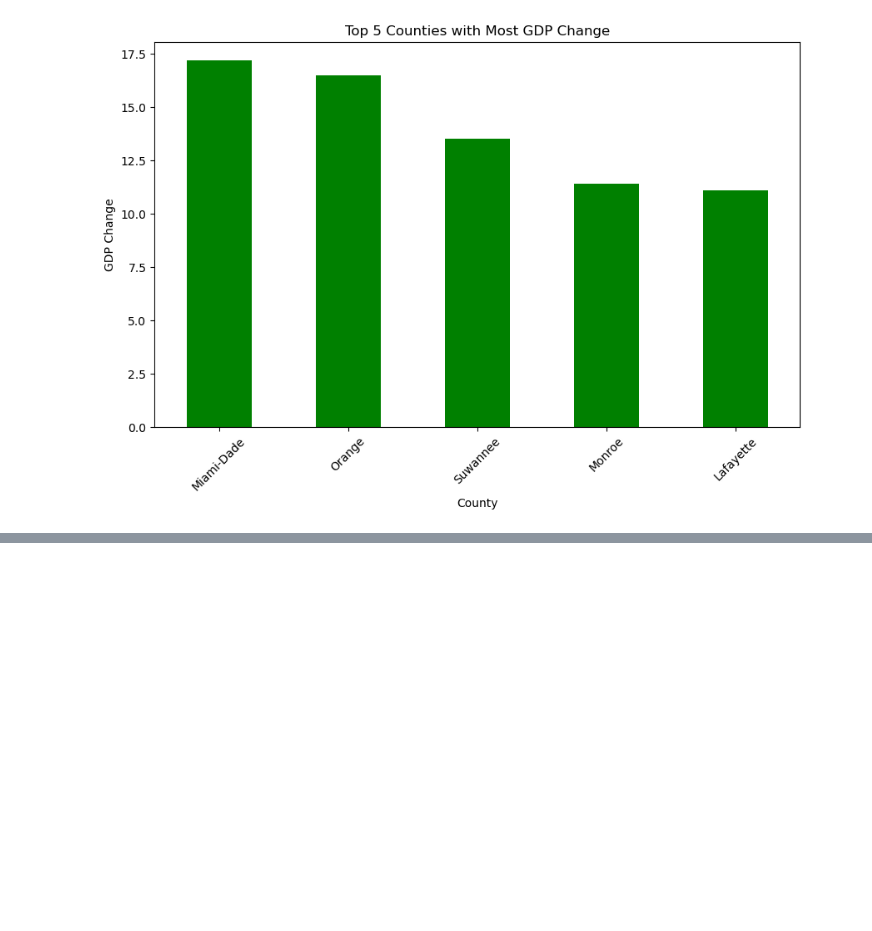
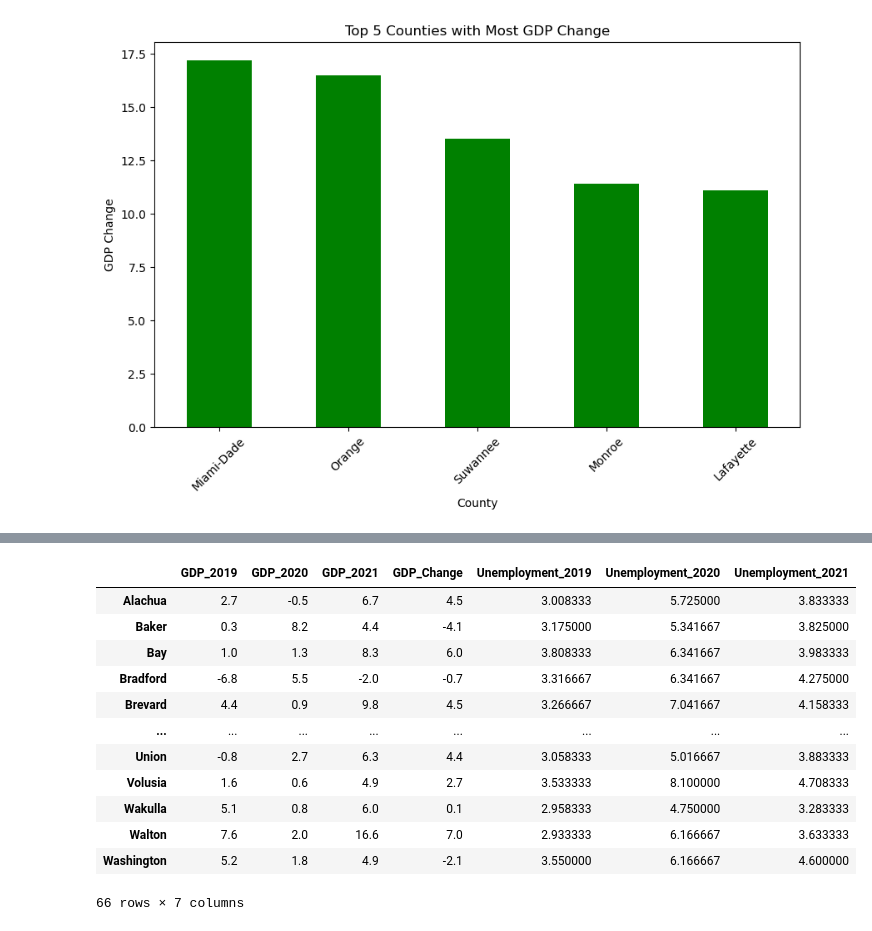
Before and after one commit to UDoWhile/Project-1, a Jupyter notebook: main_antoine.ipynb, the cells around one changed output, grey strips where cells are left out. Cells and saved outputs as stored; diff of their text form; code cells hidden in the pictures; blank space fills up the shorter version.

```diff
--- a/main_antoine.ipynb
+++ b/main_antoine.ipynb
@@ -240,3 +247,26 @@ plt.xticks(rotation=45)
 plt.show()
 # %% [output]
 [figure]
+# %%
+#read data files
+fl_1 = pd.read_csv('Resources/Unemployment Data/Florida_Unemployment_1.csv', index_col='DATE',parse_dates=True)
+fl_2 = pd.read_csv('Resources/Unemployment Data/Florida_Unemployment_2.csv', index_col='DATE',parse_dates=True)
+fl_3 = pd.read_csv('Resources/Unemployment Data/Florida_Unemployment_3.csv', index_col='DATE',parse_dates=True)
+fl_4 = pd.read_csv('Resources/Unemployment Data/Florida_Unemployment_4.csv', index_col='DATE',parse_dates=True)
+fl_5 = pd.read_csv('Resources/Unemployment Data/Florida_Unemployment_5.csv', index_col='DATE',parse_dates=True)
+fl_6 = pd.read_csv('Resources/Unemployment Data/Florida_Unemployment_6.csv', index_col='DATE',parse_dates=True)
+
+#concat files to create Florida Unemployment df
+fl_unemployment = pd.concat([fl_1,fl_2,fl_3,fl_4,fl_5,fl_6], axis=1, join='inner')
+
+#rename columns
+fl_unemployment.columns = ['Alachua','Baker','Bay','Bradford','Brevard','Broward','Calhoun','Charlotte','Citrus','Clay','Collier','Columbia'
+                                ,'DeSoto','Dixie','Duval','Escambia','Flagler','Franklin','Gadsden','Gilchrist','Glades','Gulf','Hamilton','Hardee'
+                                ,'Hendry','Hernando','Highlands','Hillsborough','Holmes','Indian River','Jackson','Jefferson','Lafayette','Lake','Lee','Leon'
+                                ,'Levy','Liberty','Madison','Manatee','Marion','Martin','Miami-Dade','Monroe','Nassau','Okaloosa','Okeechobee','Orange'
+                                ,'Osceola','Palm Beach','Pasco','Pinellas','Polk','Putnam','Santa Rosa','Sarasota','Seminole','St. Johns','St. Lucie','Sumter'
+                                ,'Suwawnee','Taylor','Union','Volusia','Wakulla','Walton','Washington' ]
+
+#preview data
+display(fl_unemployment.head())
+display(fl_unemployment.tail())
@@ -242,0 +318,18 @@ plt.show()
+# %%
+final_merge = pd.merge(merged_df, fl_unemployment_yearly, left_index=True, right_index=True)
+final_merge.columns = ['GDP_2019','GDP_2020','GDP_2021','GDP_Change','Unemployment_2019','Unemployment_2020','Unemployment_2021']
+final_merge
+# %% [output]
+|  | GDP_2019 | GDP_2020 | GDP_2021 | GDP_Change | Unemployment_2019 | Unemployment_2020 | Unemployment_2021 |
+| Alachua | 2.7 | -0.5 | 6.7 | 4.5 | 3.008333 | 5.725000 | 3.833333 |
+| Baker | 0.3 | 8.2 | 4.4 | -4.1 | 3.175000 | 5.341667 | 3.825000 |
+| Bay | 1.0 | 1.3 | 8.3 | 6.0 | 3.808333 | 6.341667 | 3.983333 |
+| Bradford | -6.8 | 5.5 | -2.0 | -0.7 | 3.316667 | 6.341667 | 4.275000 |
+| Brevard | 4.4 | 0.9 | 9.8 | 4.5 | 3.266667 | 7.041667 | 4.158333 |
+| ... | ... | ... | ... | ... | ... | ... | ... |
+| Union | -0.8 | 2.7 | 6.3 | 4.4 | 3.058333 | 5.016667 | 3.883333 |
+| Volusia | 1.6 | 0.6 | 4.9 | 2.7 | 3.533333 | 8.100000 | 4.708333 |
+| Wakulla | 5.1 | 0.8 | 6.0 | 0.1 | 2.958333 | 4.750000 | 3.283333 |
+| Walton | 7.6 | 2.0 | 16.6 | 7.0 | 2.933333 | 6.166667 | 3.633333 |
+| Washington | 5.2 | 1.8 | 4.9 | -2.1 | 3.550000 | 6.166667 | 4.600000 |
+66 rows × 7 columns
```
Also changed, not shown: parts of 9 cells of this notebook.
